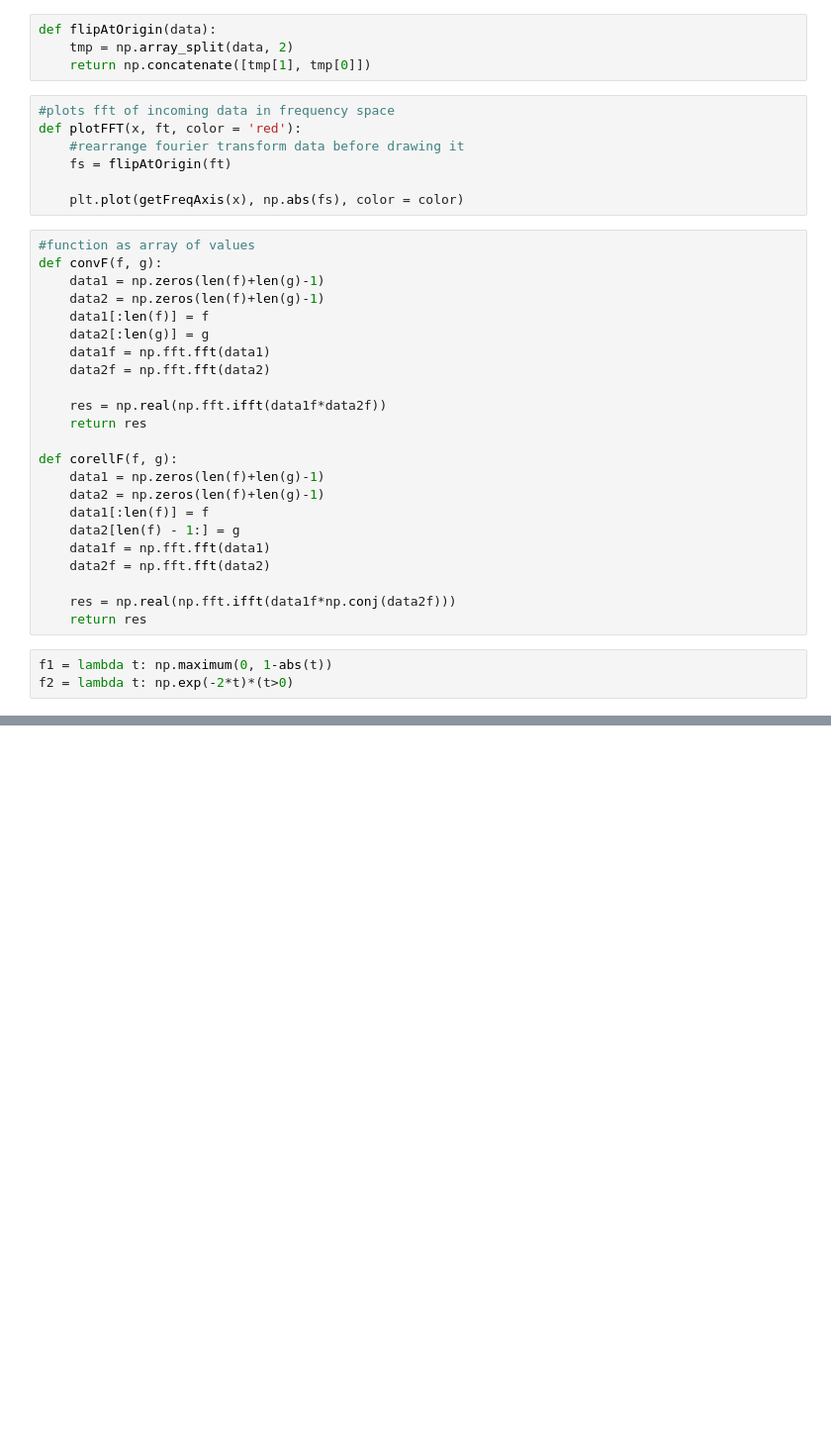
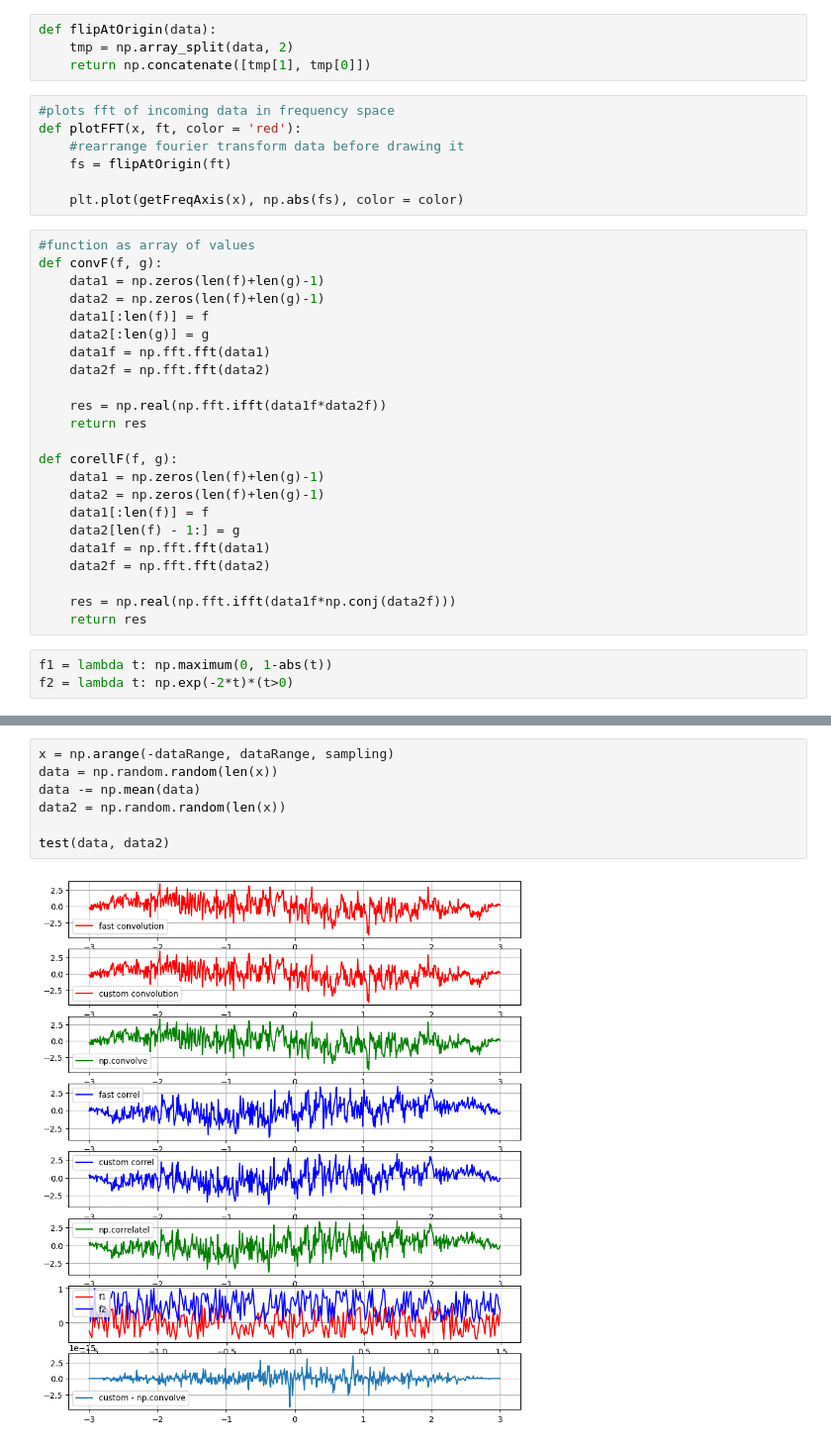
Before and after one commit to Altair200333/dataProcessing_nsu, a Jupyter notebook: task2_convolution.ipynb, the cells around one changed output, grey strips where cells are left out. Shown at 99% size. Cells and saved outputs as stored; diff of their text form; blank space fills up the shorter version.

```diff
--- a/task2_convolution.ipynb
+++ b/task2_convolution.ipynb
@@ -143,0 +164,9 @@ test(rect, f2)
+# %%
+x = np.arange(-dataRange, dataRange, sampling)
+data = np.random.random(len(x))
+data -= np.mean(data)
+data2 = np.random.random(len(x))
+
+test(data, data2)
+# %% [output]
+[figure, added]
```
Also changed, not shown: parts of 8 cells of this notebook.
